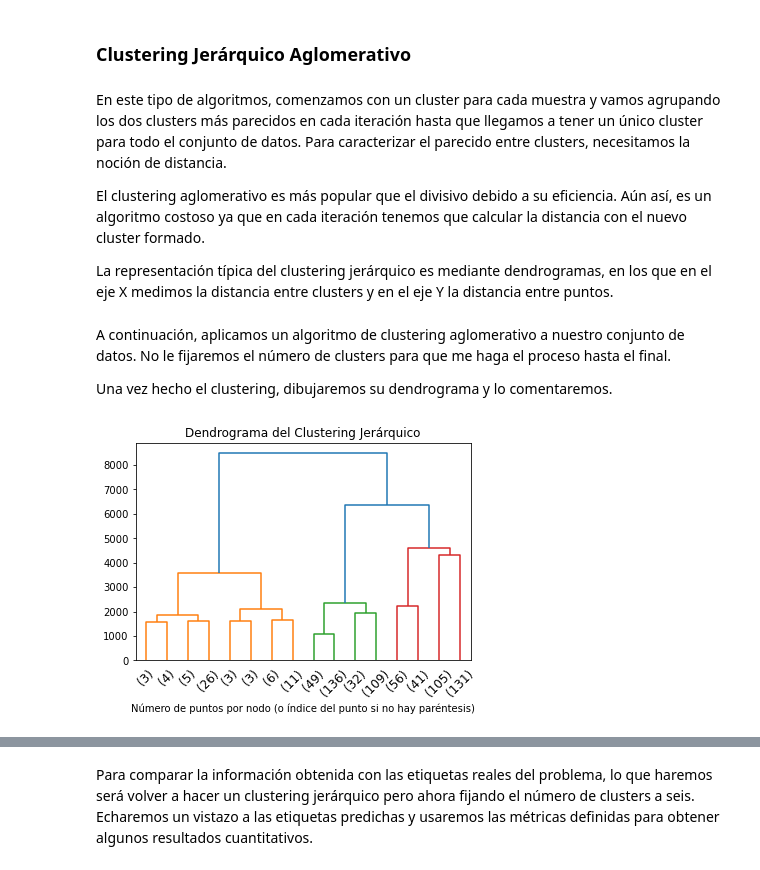
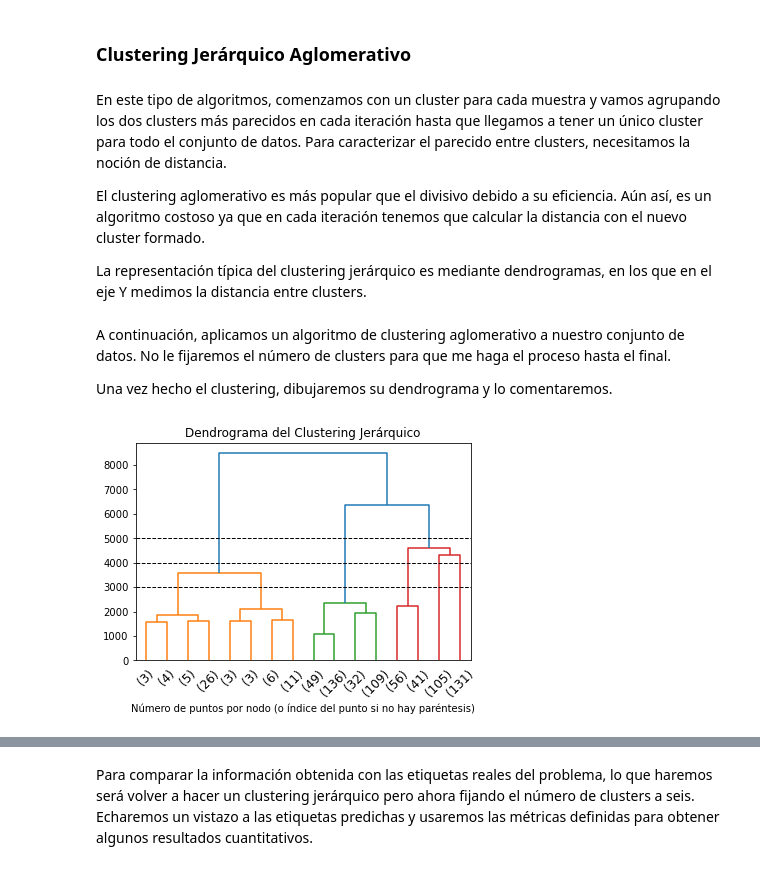
Before and after one commit to AngelGuevara7/Trabajo_Aprendizaje_Maquina, a Jupyter notebook: Memoria_v1.ipynb, the cells around one changed output, grey strips where cells are left out. Saved outputs shown, nothing was run; the diff lists cells and outputs as text; code cells hidden in the pictures.

```diff
--- a/Memoria_v1.ipynb
+++ b/Memoria_v1.ipynb
@@ -254,7 +253,7 @@ En este tipo de algoritmos, comenzamos con un cluster para cada muestra y vamos
 
 El clustering aglomerativo es más popular que el divisivo debido a su eficiencia. Aún así, es un algoritmo costoso ya que en cada iteración tenemos que calcular la distancia con el nuevo cluster formado.
 
-La representación típica del clustering jerárquico es mediante dendrogramas, en los que en el eje X medimos la distancia entre clusters y en el eje Y la distancia entre puntos.
+La representación típica del clustering jerárquico es mediante dendrogramas, en los que en el eje Y medimos la distancia entre clusters.
 # %% [markdown]
 A continuación, aplicamos un algoritmo de clustering aglomerativo a nuestro conjunto de datos. No le fijaremos el número de clusters para que me haga el proceso hasta el final.
 
@@ -262,16 +261,19 @@ Una vez hecho el clustering, dibujaremos su dendrograma y lo comentaremos.
 # %%
 # Fijamos `distances_threshold=0` para que se calcule todo el árbol
 model = AgglomerativeClustering(distance_threshold=0, n_clusters=None, linkage='ward' )
 
 # Lo entrenamos con nuestros datos
 model = model.fit(X)
 
 plt.title("Dendrograma del Clustering Jerárquico")
 # fijando p=3 mostramos los tres primeros níveles del dendrograma.
 plot_dendrogram(model, truncate_mode="level", p=3)
+plt.axhline(y=5000,linestyle="--",color="k",linewidth=1)
+plt.axhline(y=4000,linestyle="--",color="k",linewidth=1)
+plt.axhline(y=3000,linestyle="--",color="k",linewidth=1)
 plt.xlabel("Número de puntos por nodo (o índice del punto si no hay paréntesis)")
 plt.xticks(rotation = 45)
 plt.show()
 # %% [output]
-[figure, old version]
+[figure, new version]
 # %% [markdown]
```
Also changed, not shown: parts of 50 cells of this notebook.
